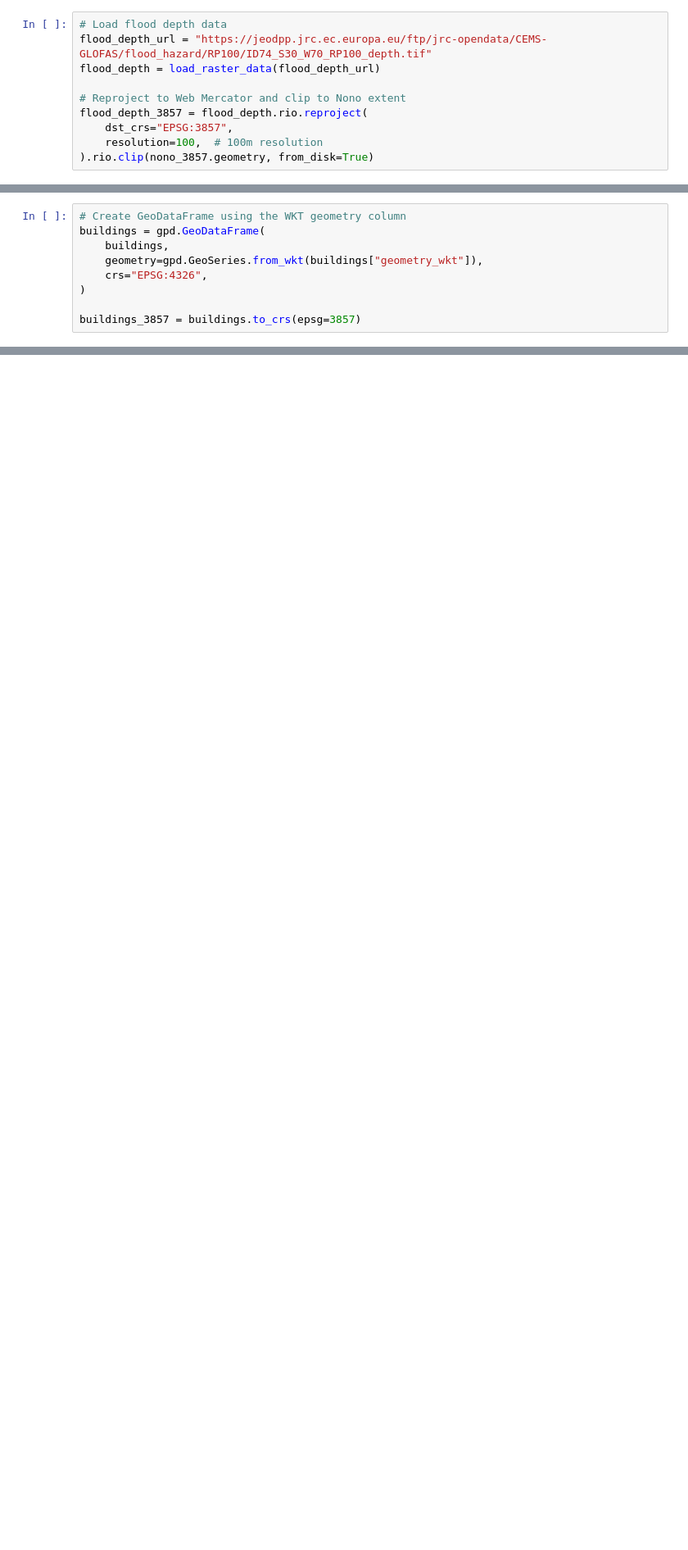
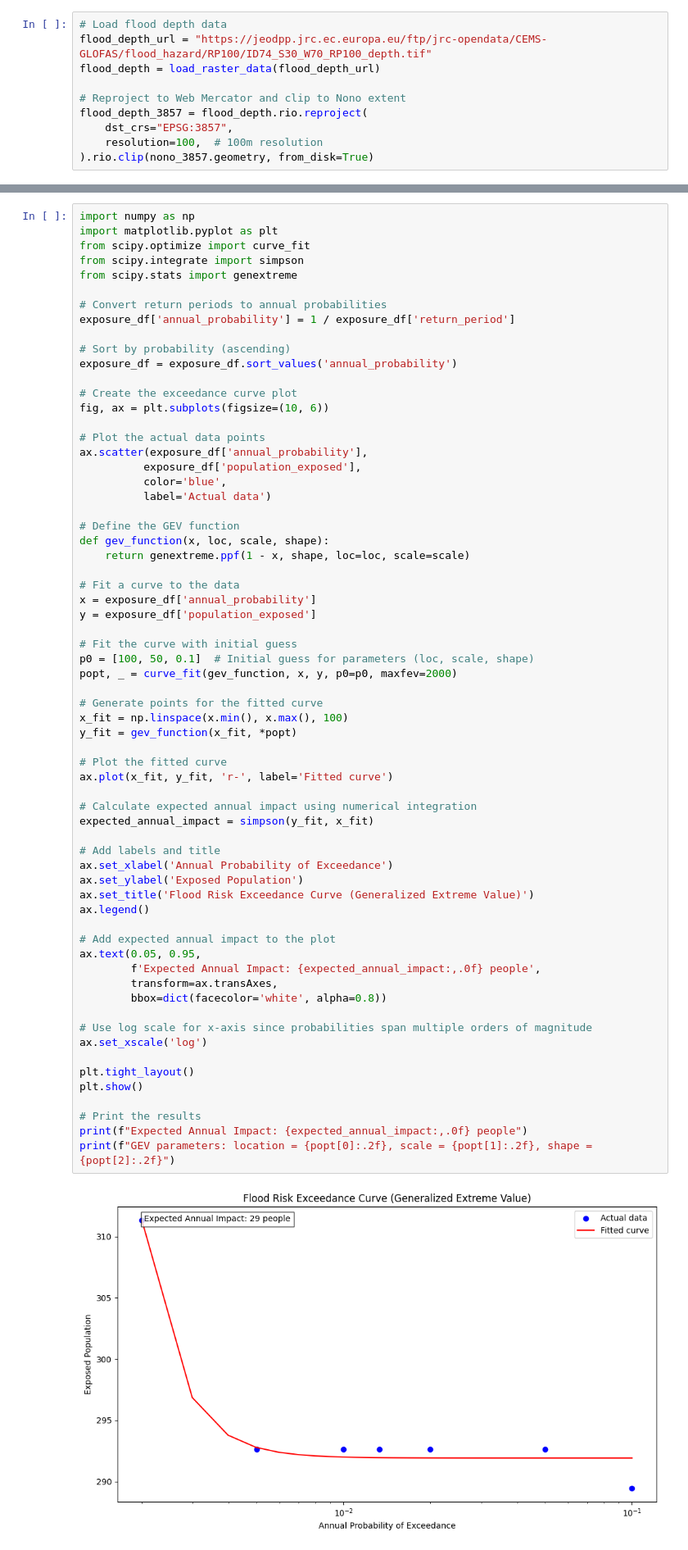
Before and after one commit to nlebovits/ciut-tablero, a Jupyter notebook: tutorials/peligrosidad.ipynb, the cells around one changed output, grey strips where cells are left out. Shown at 82% size. Drawn from its saved outputs; the diff is of its cells as text; blank space fills up the shorter version.

```diff
--- a/tutorials/peligrosidad.ipynb
+++ b/tutorials/peligrosidad.ipynb
@@ -162,12 +160,3 @@ Level 5: 10676908816588603392
 Level 4: 10678034716495446016
 Level 3: 10682538316122816512
 Found match at level 3!
-# %%
-# Create GeoDataFrame using the WKT geometry column
-buildings = gpd.GeoDataFrame(
-    buildings,
-    geometry=gpd.GeoSeries.from_wkt(buildings["geometry_wkt"]),
-    crs="EPSG:4326",
-)
-
-buildings_3857 = buildings.to_crs(epsg=3857)
@@ -266,0 +580,67 @@ plt.show()
+# %%
+import numpy as np
+import matplotlib.pyplot as plt
+from scipy.optimize import curve_fit
+from scipy.integrate import simpson
+from scipy.stats import genextreme
+
+# Convert return periods to annual probabilities
+exposure_df['annual_probability'] = 1 / exposure_df['return_period']
+
+# Sort by probability (ascending)
+exposure_df = exposure_df.sort_values('annual_probability')
+
+# Create the exceedance curve plot
+fig, ax = plt.subplots(figsize=(10, 6))
+
+# Plot the actual data points
+ax.scatter(exposure_df['annual_probability'],
+          exposure_df['population_exposed'],
+          color='blue',
+          label='Actual data')
+
+# Define the GEV function
+def gev_function(x, loc, scale, shape):
+    return genextreme.ppf(1 - x, shape, loc=loc, scale=scale)
+
+# Fit a curve to the data
+x = exposure_df['annual_probability']
+y = exposure_df['population_exposed']
+
+# Fit the curve with initial guess
+p0 = [100, 50, 0.1]  # Initial guess for parameters (loc, scale, shape)
+popt, _ = curve_fit(gev_function, x, y, p0=p0, maxfev=2000)
+
+# Generate points for the fitted curve
+x_fit = np.linspace(x.min(), x.max(), 100)
+y_fit = gev_function(x_fit, *popt)
+
+# Plot the fitted curve
+ax.plot(x_fit, y_fit, 'r-', label='Fitted curve')
+
+# Calculate expected annual impact using numerical integration
+expected_annual_impact = simpson(y_fit, x_fit)
+
+# Add labels and title
+ax.set_xlabel('Annual Probability of Exceedance')
+ax.set_ylabel('Exposed Population')
+ax.set_title('Flood Risk Exceedance Curve (Generalized Extreme Value)')
+ax.legend()
+
+# Add expected annual impact to the plot
+ax.text(0.05, 0.95,
+        f'Expected Annual Impact: {expected_annual_impact:,.0f} people',
+        transform=ax.transAxes,
+        bbox=dict(facecolor='white', alpha=0.8))
+
+# Use log scale for x-axis since probabilities span multiple orders of magnitude
+ax.set_xscale('log')
+
+plt.tight_layout()
+plt.show()
+
+# Print the results
+print(f"Expected Annual Impact: {expected_annual_impact:,.0f} people")
+print(f"GEV parameters: location = {popt[0]:.2f}, scale = {popt[1]:.2f}, shape = {popt[2]:.2f}")
+# %% [output]
+[figure, added]
```
Also changed, not shown: parts of 7 cells of this notebook, 3 other files.
